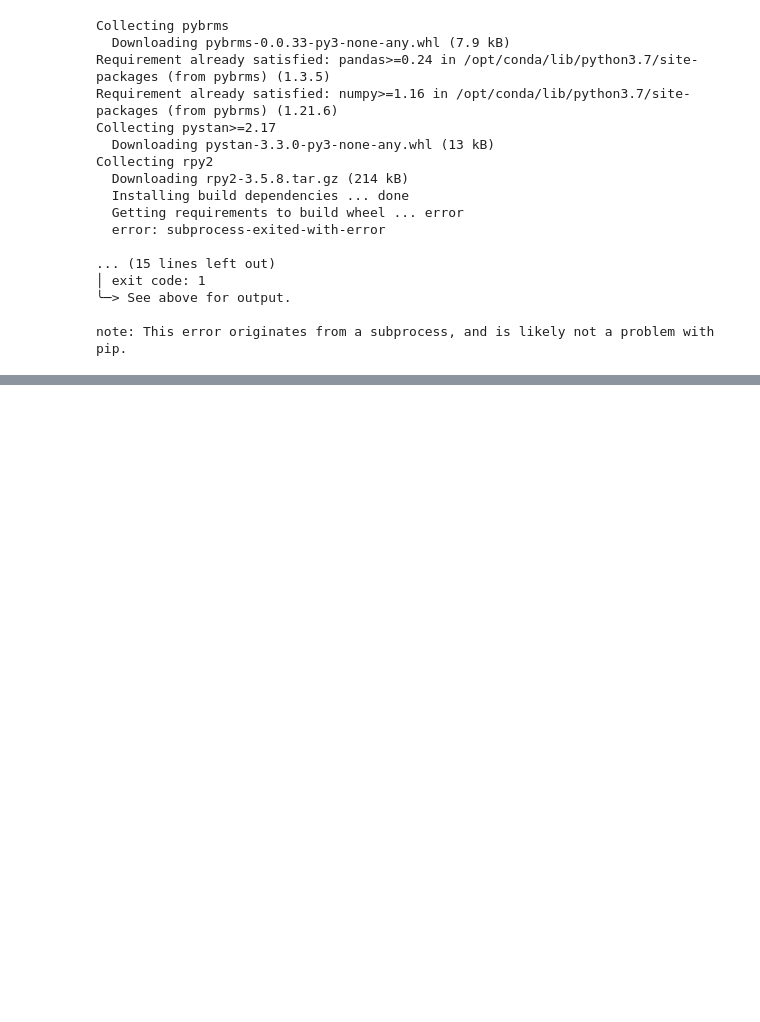
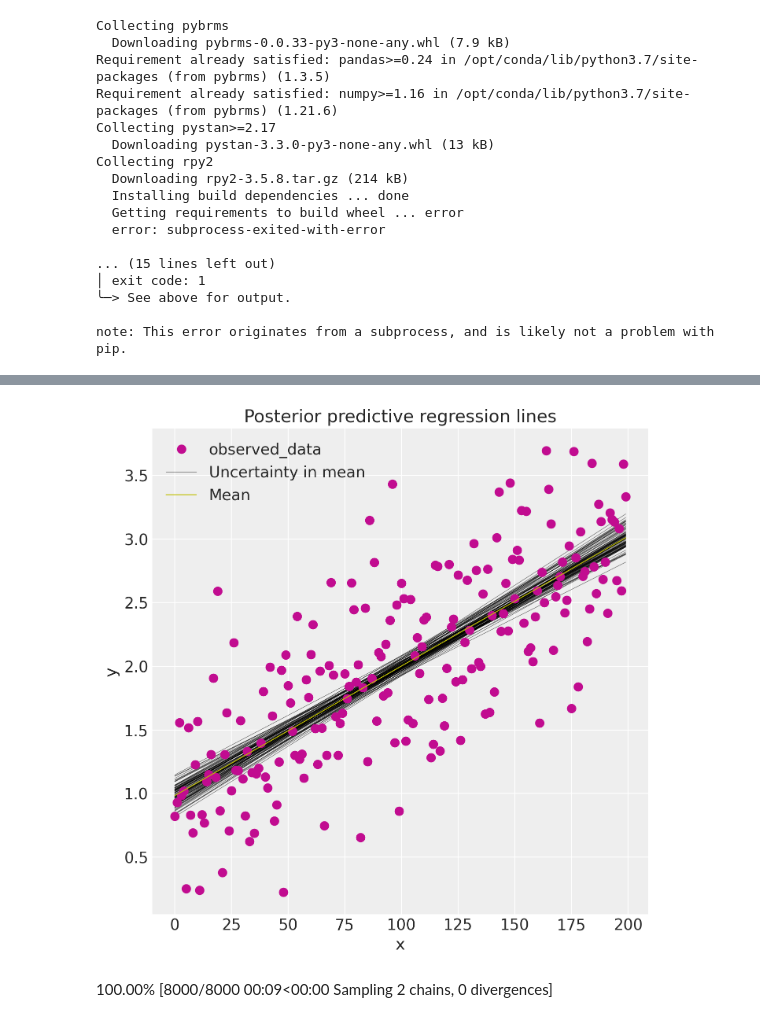
Before and after one commit to bsenst/bayes-course, a Jupyter notebook: notebooks/bayes-week-3.ipynb, the cells around one changed output, grey strips where cells are left out. Saved outputs shown, nothing was run; the diff lists cells and outputs as text; code cells hidden in the pictures; blank space fills up the shorter version.

```diff
--- a/notebooks/bayes-week-3.ipynb
+++ b/notebooks/bayes-week-3.ipynb
@@ -196,0 +313,27 @@ Solving environment: \
+# %%
+idata.posterior["y_model"] = idata.posterior["Intercept"] + idata.posterior["x"] * xr.DataArray(x)
+# %%
+_, ax = plt.subplots(figsize=(7, 7))
+az.plot_lm(idata=idata, y="y", num_samples=100, axes=ax, y_model="y_model")
+ax.set_title("Posterior predictive regression lines")
+ax.set_xlabel("x");
+# %% [output]
+[figure, added]
+# %%
+with Model() as model:  # model specifications in PyMC are wrapped in a with-statement
+    # Define priors
+    sigma = Gaussian("sigma", beta=10)
+    intercept = Normal("Intercept", 0, sigma=20)
+    slope = Normal("slope", 0, sigma=20)
+
+    # Define likelihood
+    likelihood = Normal("y", mu=intercept + slope * x, sigma=sigma, observed=y)
+
+    # Inference!
+    # draw 3000 posterior samples using NUTS sampling
+    idata = sample(3000)
+
+model = bmb.Model("trial ~ rt", df_spacebar)
+idata = model.fit(draws=3000)
+# %% [output]
+100.00% [8000/8000 00:09<00:00 Sampling 2 chains, 0 divergences]
```
Also changed, not shown: parts of 11 cells of this notebook.
